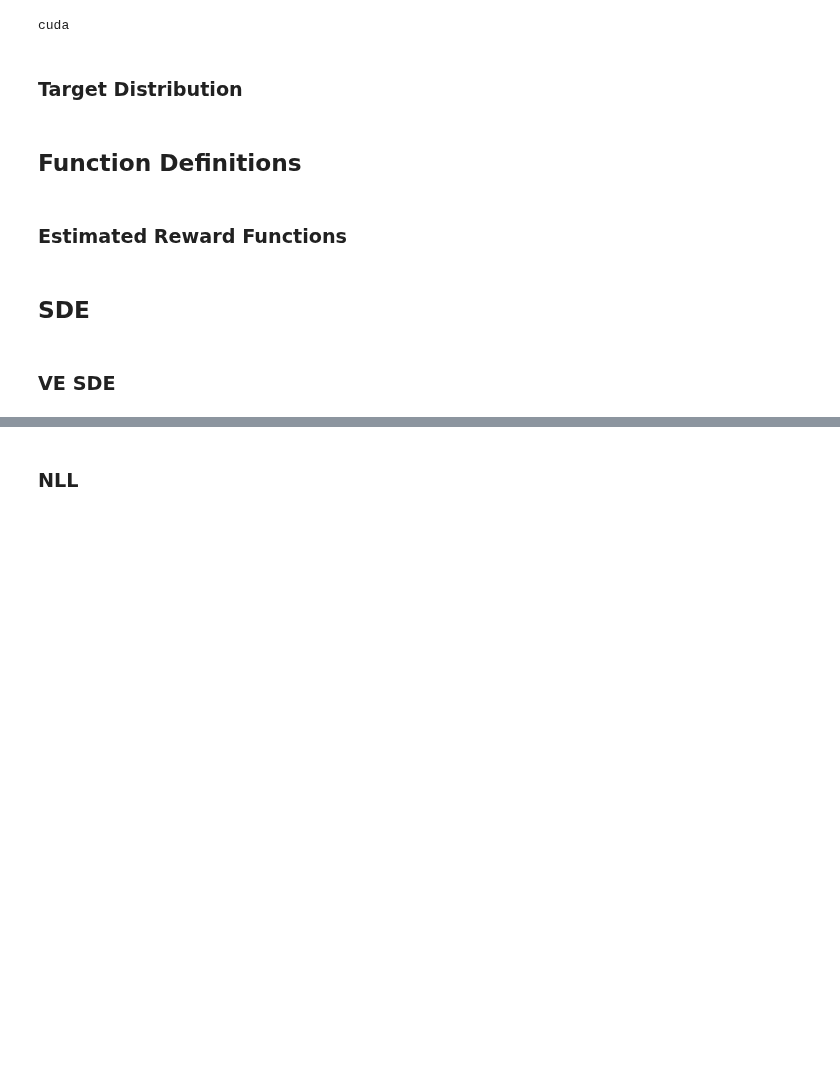
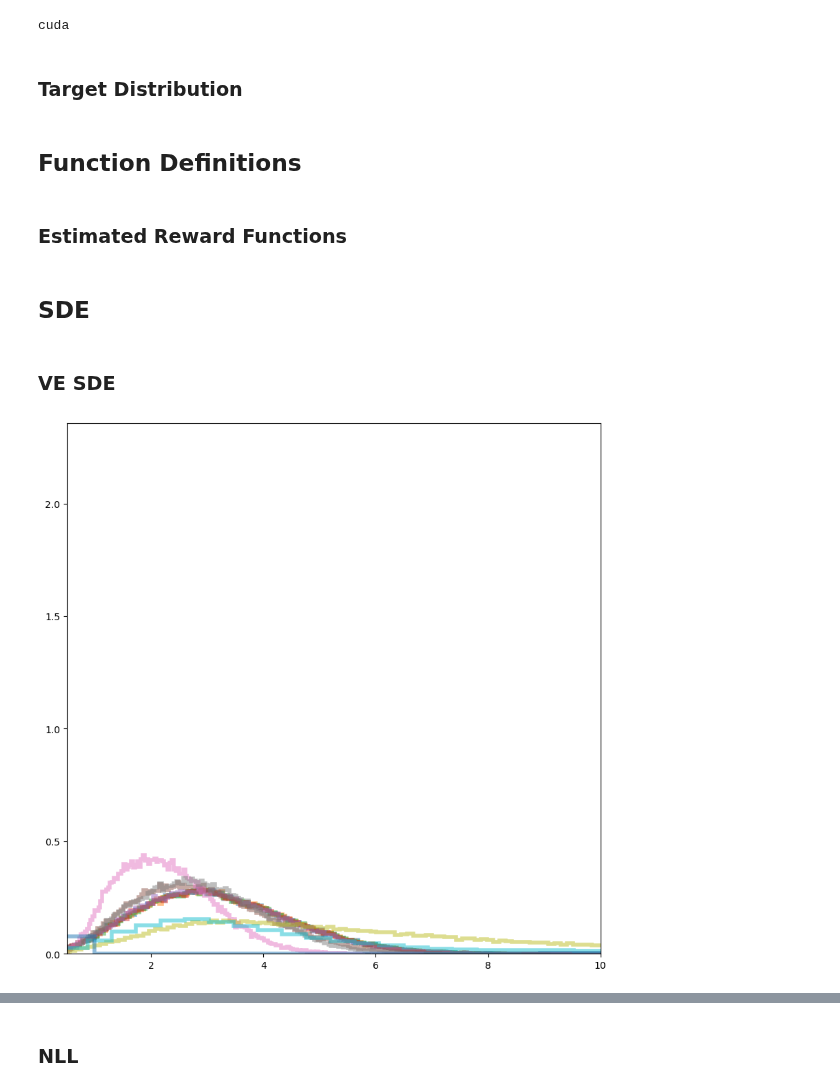
Before and after one commit to taraak/pita, a Jupyter notebook: LJ13_training_nll.ipynb, the cells around one changed output, grey strips where cells are left out. Cells and saved outputs as stored; diff of their text form; code cells hidden in the pictures; blank space fills up the shorter version.

```diff
--- a/LJ13_training_nll.ipynb
+++ b/LJ13_training_nll.ipynb
@@ -110,10 +162,10 @@ def plot_sample_hist(samples, ax = None, dim=(0,1), label=None):
 # %%
 # calculate the log expectation of the reward
-def log_E_R(_x, _t, beta, num_mc_samples, global_mins=-3, global_maxs=3, var_exploding=True):
-    h_t = beta * _t.repeat_interleave(num_mc_samples).unsqueeze(1)
+def log_E_R(_x, _t, noise_schedule, num_mc_samples, var_exploding=True):
     repeated_x = _x.unsqueeze(0).repeat_interleave(num_mc_samples, dim=0)
     repeated_t = _t.unsqueeze(0).repeat_interleave(num_mc_samples, dim=0)
-    h_t  = beta * repeated_t
+    h_t  = noise_schedule.h(repeated_t)
+    #var_schedule(beta, repeated_t)
     h_t = h_t.unsqueeze(1)
     if var_exploding:
         # variance exploding
@@ -158,6 +210,14 @@ def estimate_grad_Rt(x, t, beta, num_mc_samples=100, var_exploding=True, richard
 ## SDE
 # %% [markdown]
 ### VE SDE
+# %%
+def estimate_grad_Rt(x, t, beta, num_mc_samples=100, var_exploding=True, richardson=False):
+    est_scores_n = torch.func.grad(log_E_R)(x, t, beta, num_mc_samples, var_exploding=var_exploding)
+    if richardson:
+        est_scores_n_div2 = torch.func.grad(log_E_R)(x, t, beta, num_mc_samples//2, var_exploding=var_exploding)
+        return (2*est_scores_n - est_scores_n_div2)
+    else:
+        return est_scores_n
 # %%
 class VEReverseSDE(torch.nn.Module):
     noise_type = 'diagonal'
@@ -181,8 +245,12 @@ class VEReverseSDE(torch.nn.Module):
 # %%
 def euler_maruyama_step(sde, x, t, dt):
     # Calculate drift and diffusion terms
+    if t.dim() == 0:
+        # repeat the same time for all points if we have a scalar time
+        t = t * torch.ones(x.shape[0]).to(device)
+
     drift = sde.f(t, x) * dt
-    diffusion = sde.g(t, x) * np.sqrt(dt) * torch.randn_like(x).to(device)
+    diffusion = sde.g(t) * np.sqrt(dt) * torch.randn_like(x).to(device)
 
     # Update the state
     x_next = x + drift + diffusion
@@ -206,3 +274,30 @@ def generate_samples(ve_reverse_sde, x_init):
     with torch.no_grad():
         samples = torchsde.sdeint(ve_reverse_sde, x_init, t, method='euler')
     return samples
+# %%
+sigma = np.sqrt(2)
+beta = torch.tensor(sigma ** 2)
+dim = 3
+n_nodes = 13
+n_samples = 500
+
+
+sigma_max = 20
+sigma_min = 0.01
+noise_schedule = GeometricNoiseSchedule(sigma_min, sigma_max, norm_factor=1.0)
+
+centers = torch.zeros((n_samples, n_nodes*dim), device=device)
+x1_samples = torch.randn((1000, n_nodes*dim), device=device) * np.sqrt(beta)
+
+ve_reverse_sde = VEReverseSDE(estimate_grad_Rt, noise_schedule)
+samples_pred = integrate_sde(ve_reverse_sde, x1_samples, [0, 1], 1e-3)
+# %%
+fig = plt.figure(figsize=(10, 10))
+for i in range(0, 1000, 99):
+    pred_dists = interatomic_dist(samples_pred[i].reshape(-1, n_nodes, dim)).detach()
+    plt.hist(pred_dists.view(-1).cpu().numpy(), bins=200, alpha=0.5, density=True,
+          histtype='step', linewidth=4)
+plt.xlim(0.5, 10)
+plt.show()
+# %% [output]
+[figure, added]
```
Also changed, not shown: parts of 46 cells of this notebook.
